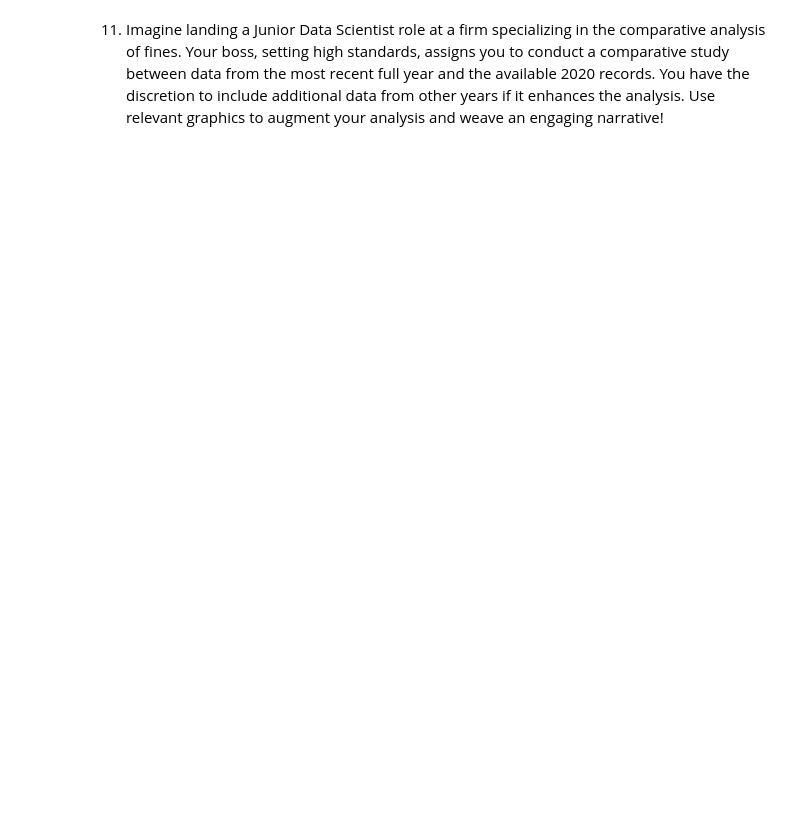
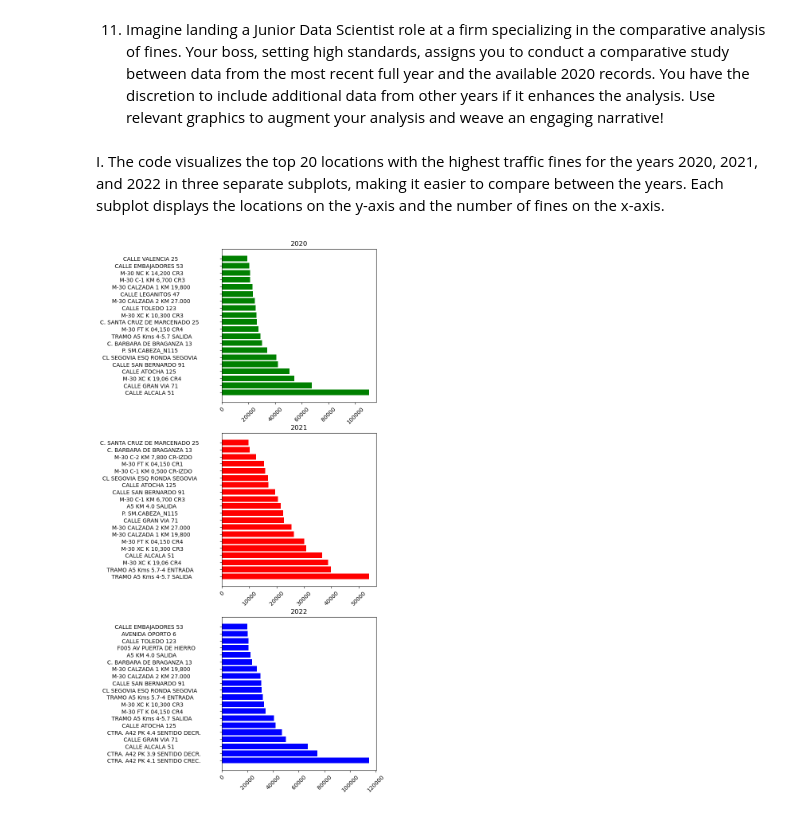
Before and after one commit to Mariospren/Squad_project_Madrid, a Jupyter notebook: Madrid_Traffic_Fines.ipynb, the cells around one changed output. Cells and saved outputs as stored; diff of their text form; code cells hidden in the pictures; blank space fills up the shorter version.

```diff
--- a/Madrid_Traffic_Fines.ipynb
+++ b/Madrid_Traffic_Fines.ipynb
@@ -429,2 +431,39 @@ plt.show()
 # %% [markdown]
 11. Imagine landing a Junior Data Scientist role at a firm specializing in the comparative analysis of fines. Your boss, setting high standards, assigns you to conduct a comparative study between data from the most recent full year and the available 2020 records. You have the discretion to include additional data from other years if it enhances the analysis. Use relevant graphics to augment your analysis and weave an engaging narrative!
+# %% [markdown]
+I. The code visualizes the top 20 locations with the highest traffic fines for the years 2020, 2021, and 2022 in three separate subplots, making it easier to compare between the years. Each subplot displays the locations on the y-axis and the number of fines on the x-axis.
+# %%
+
+#Locating places with most fines by year
+top_fines_2020 = df_21.loc[(df_21['ANIO'] == 2020)]['LUGAR'].value_counts().head(20)
+top_fines_2020
+
+top_fines_2021 = df_21.loc[(df_21['ANIO'] == 2021)]['LUGAR'].value_counts().head(20)
+top_fines_2021
+
+top_fines_2022 = df_21.loc[(df_21['ANIO'] == 2022)]['LUGAR'].value_counts().head(20)
+top_fines_2022
+
+#Creating three subplots
+plt.subplots(3,1,figsize=(5,17))
+
+# Subplot for 2020
+plt.subplot(311)
+plt.title('2020')
+plt.barh(y=top_fines_2020.index,width=top_fines_2020, color= 'green')
+plt.xticks(rotation=45)
+
+# Subplot for 2021
+plt.subplot(312)
+plt.title('2021')
+plt.barh(y=top_fines_2021.index,width=top_fines_2021, color='red')
+plt.xticks(rotation=45)
+
+# Subplot for 2022
+plt.subplot(313)
+plt.title('2022')
+plt.barh(y=top_fines_2022.index,width=top_fines_2022, color = 'blue')
+plt.xticks(rotation=45)
+plt.show()
+# %% [output]
+[figure, added]
```
Also changed, not shown: parts of 10 cells of this notebook, 1 other file.
